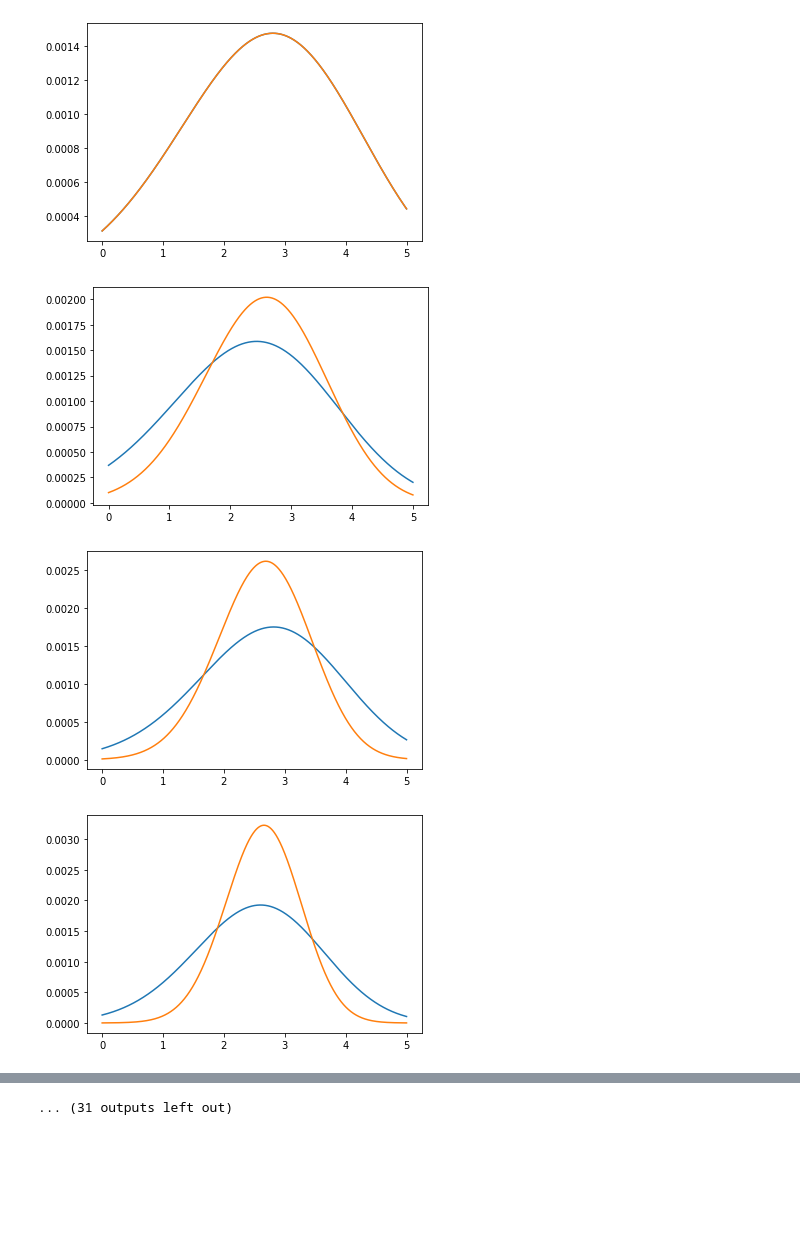
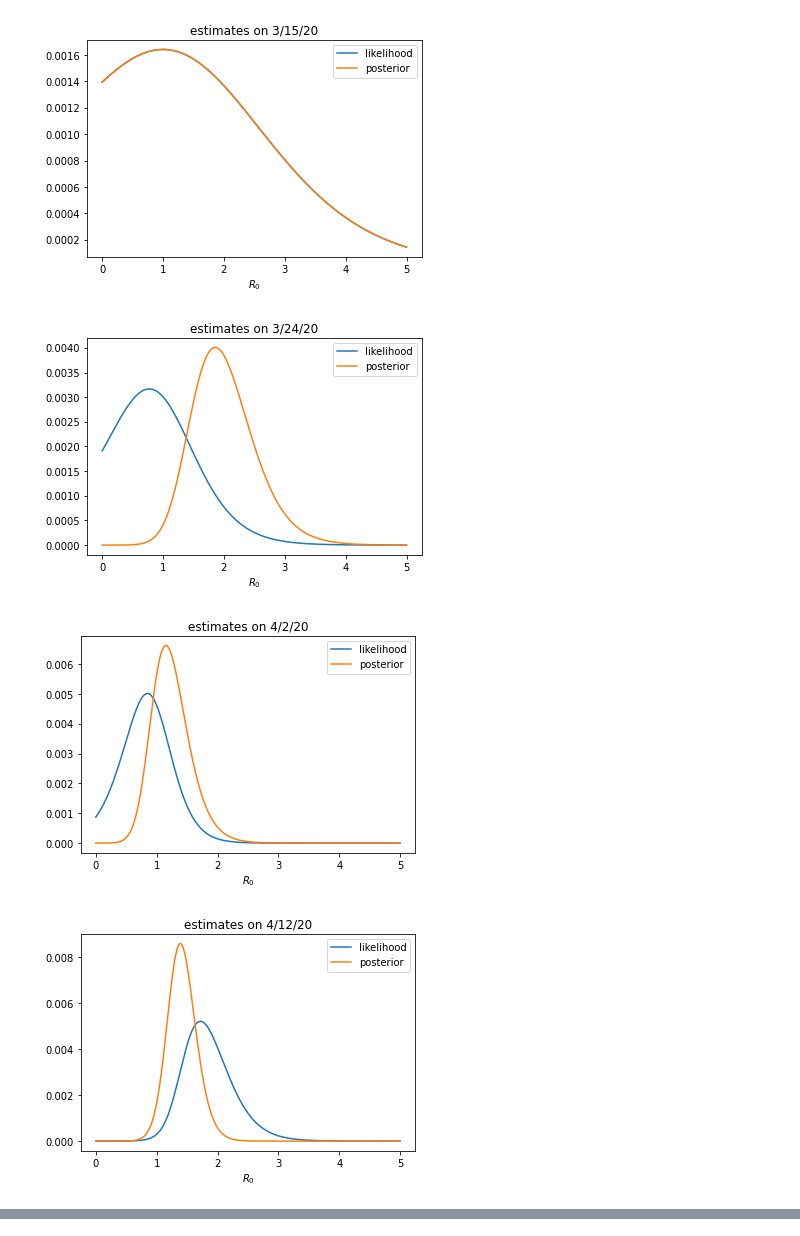
Before and after one commit to neerajkulk/corona, a Jupyter notebook: realtime_r0.ipynb, the cells around one changed output, grey strips where cells are left out. Drawn from its saved outputs; the diff is of its cells as text; code cells hidden in the pictures; blank space fills up the shorter version.

```diff
--- a/realtime_r0.ipynb
+++ b/realtime_r0.ipynb
@@ -26,7 +28,7 @@ def raw_data(state):
     df = df[(df.T != 0).any()] # start at the first confirmed case
     return df
 
-def smooth_data(state,window = 10):
+def smooth_data(state,window = 7):
     df = us_confirmed[us_confirmed['Province_State'] == state]
     confirmed = df.sum(axis=0)
     confirmed = confirmed[11:].diff()  # skip metadata
@@ -83,5 +105,5 @@ Makes sense, Now do it for colorado....
 # %%
-def bayes_update(confirmed_vals,gamma,sigma=0.0):
+def bayes_update(confirmed_vals,gamma,sigma=0.2):
     # Compute likelihoods
     likehoods = []
     for i in range(len(colorado)-1):
@@ -93,6 +115,11 @@ def bayes_update(confirmed_vals,gamma,sigma=0.0):
     likehoods = np.array(likehoods)
 
 
+    # Process matrix add random perturbations to the R0 PDF's (sigma is a hyperparameter)
+
+    process_matrix = stats.norm(loc=r0_grid,scale=sigma).pdf(r0_grid[:, None])
+
+
     posteriors = []
     prior = np.ones(len(r0_grid))/len(r0_grid)
 
@@ -100,7 +127,7 @@ def bayes_update(confirmed_vals,gamma,sigma=0.0):
         posterior = likehoods[i] * prior
         posterior /= np.sum(posterior)
         posteriors.append(posterior)
-        prior = posterior
+        prior = process_matrix @ posterior
 
     posteriors = np.array(posteriors)
 
@@ -110,11 +137,29 @@ likehoods, posteriors = bayes_update(colorado.confirmed.values,1/7)
+# %%
+likehoods = np.zeros((len(colorado) - 1,len(r0_grid)))
+posteriors = np.zeros((len(colorado) - 1,len(r0_grid)))
+
+draws = 1000
+for _ in range(draws):
+    g = draw_gamma()
+    l, p = bayes_update(colorado.confirmed.values,g)
+    likehoods += l
+    posteriors += p
+
+# Finally normlize again
+likehoods/= draws
+posteriors/= draws
 # %%
-for i in range(len(likehoods)):
-    plt.plot(r0_grid,likehoods[i])
-    plt.plot(r0_grid,posteriors[i])
+! rm images/*png
+for i in np.append(np.arange(len(colorado))[::9],len(colorado)-2):
+    plt.title('estimates on '+ colorado.index[i+1])
+    plt.plot(r0_grid,likehoods[i],label = 'likelihood')
+    plt.plot(r0_grid,posteriors[i],label = 'posterior')
     plt.savefig('images/'+str(i)+'.png')
+    plt.xlabel('$R_0$')
+    plt.legend()
     plt.show()
 # %% [output]
-[figure, old version]
+[figure, new version]
-[figure, old version]
+[figure, new version]
-[figure, old version]
+[figure, new version]
-[figure, old version]
+[figure, new version]
@@ -129,4 +169,3 @@ for i in range(len(likehoods)):
-... (31 outputs left out)
 # %%
 def mu_std(dist_array):
     mu = np.sum(dist_array * r0_grid)/np.sum(dist_array)
```
Also changed, not shown: parts of 37 cells of this notebook.
